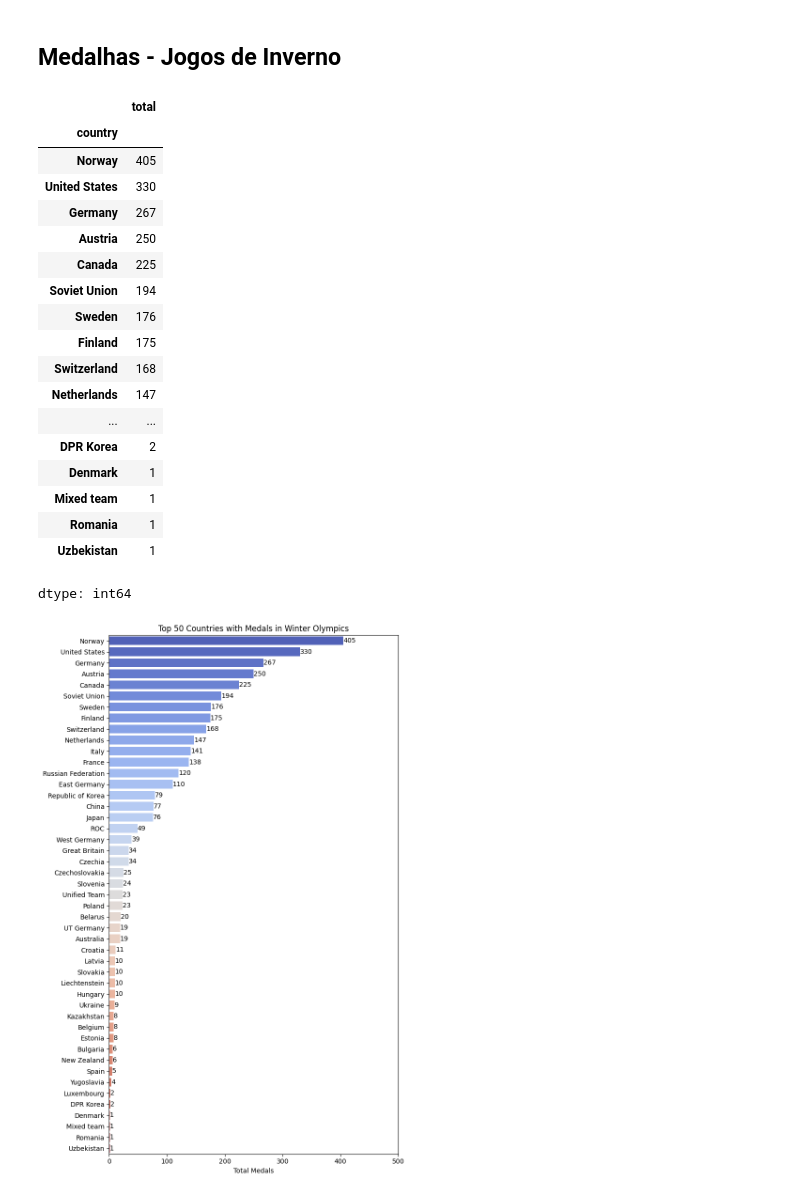
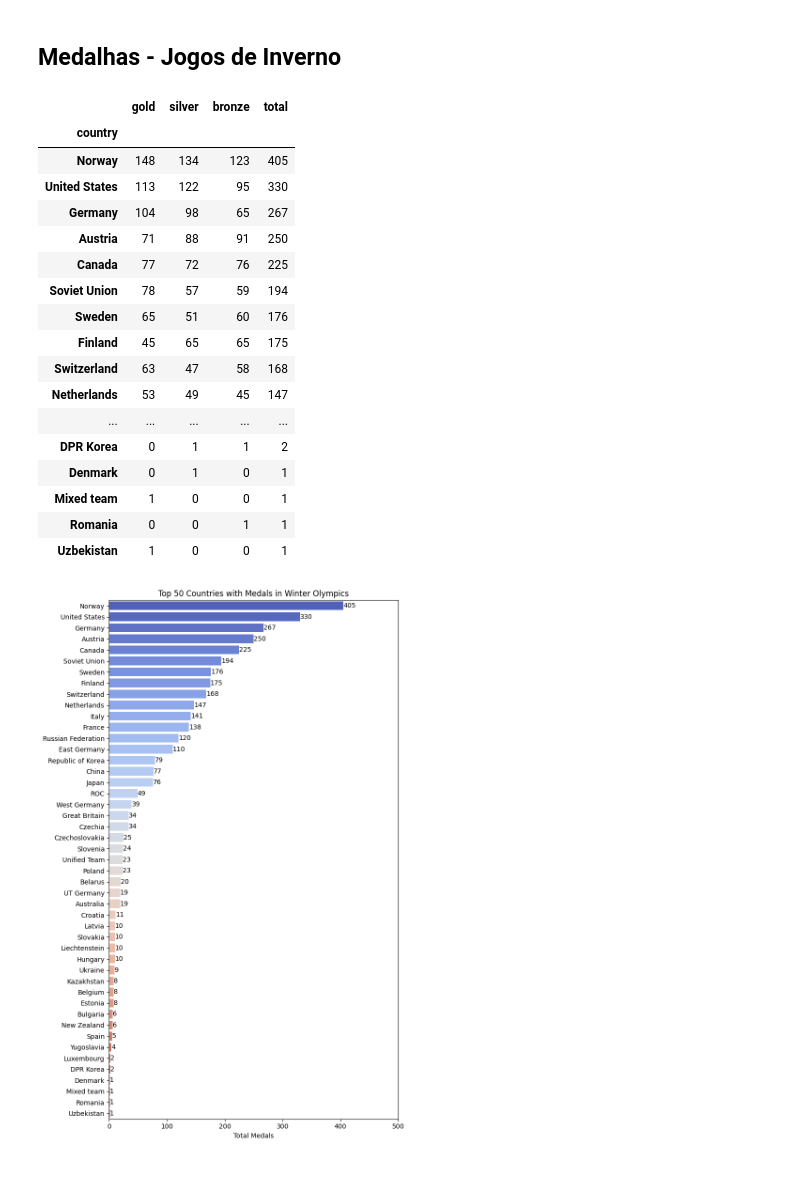
Before and after one commit to v1trovao/exploracao-dados-vitor-hugo-trovao, a Jupyter notebook: analise_olimpiadas.ipynb, the cells around one changed output. Drawn from its saved outputs; the diff is of its cells as text; code cells hidden in the pictures.

```diff
--- a/analise_olimpiadas.ipynb
+++ b/analise_olimpiadas.ipynb
@@ -279,30 +255,32 @@ plt.show()
 # %%
 # Tabela dos Jogos de Inverno
 df_winter = df_final[df_final['edition'] == 'Winter Olympics']
 
-df_winter_total = df_winter.groupby('country')['total'].sum().sort_values(ascending=False)
+df_winter_total = (
+    df_winter.groupby('country')[['gold', 'silver', 'bronze', 'total']]
+    .sum()
+    .sort_values('total', ascending=False))
 
 df_winter_total
 # %% [output]
-|  | total |
-| country |  |
-| Norway | 405 |
-| United States | 330 |
-| Germany | 267 |
-| Austria | 250 |
-| Canada | 225 |
-| Soviet Union | 194 |
-| Sweden | 176 |
-| Finland | 175 |
-| Switzerland | 168 |
-| Netherlands | 147 |
-| ... | ... |
-| DPR Korea | 2 |
-| Denmark | 1 |
-| Mixed team | 1 |
-| Romania | 1 |
-| Uzbekistan | 1 |
+|  | gold | silver | bronze | total |
+| country |  |  |  |  |
+| Norway | 148 | 134 | 123 | 405 |
+| United States | 113 | 122 | 95 | 330 |
+| Germany | 104 | 98 | 65 | 267 |
+| Austria | 71 | 88 | 91 | 250 |
+| Canada | 77 | 72 | 76 | 225 |
+| Soviet Union | 78 | 57 | 59 | 194 |
+| Sweden | 65 | 51 | 60 | 176 |
+| Finland | 45 | 65 | 65 | 175 |
+| Switzerland | 63 | 47 | 58 | 168 |
+| Netherlands | 53 | 49 | 45 | 147 |
+| ... | ... | ... | ... | ... |
+| DPR Korea | 0 | 1 | 1 | 2 |
+| Denmark | 0 | 1 | 0 | 1 |
+| Mixed team | 1 | 0 | 0 | 1 |
+| Romania | 0 | 0 | 1 | 1 |
+| Uzbekistan | 1 | 0 | 0 | 1 |
-dtype: int64
 # %%
 # Top 50 países das Olimpiadas Inverno
 plt.figure(figsize=(8, 12))
```
Also changed, not shown: parts of 6 cells of this notebook.
